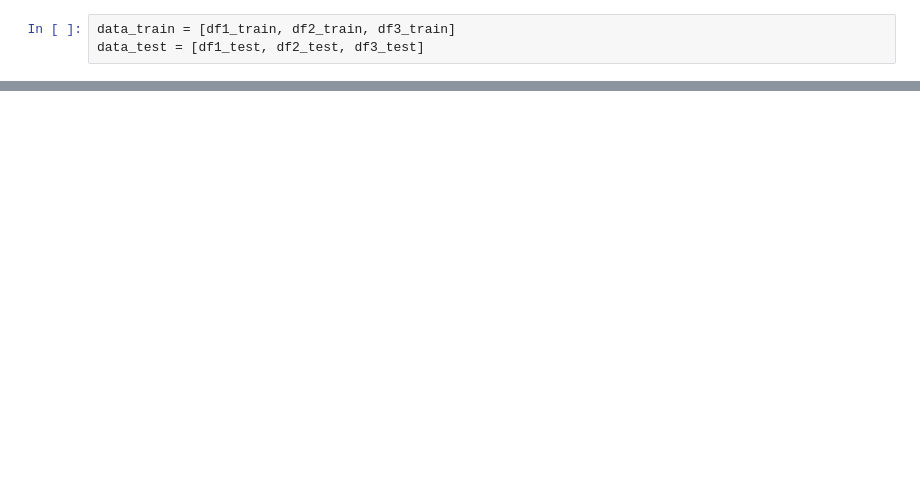
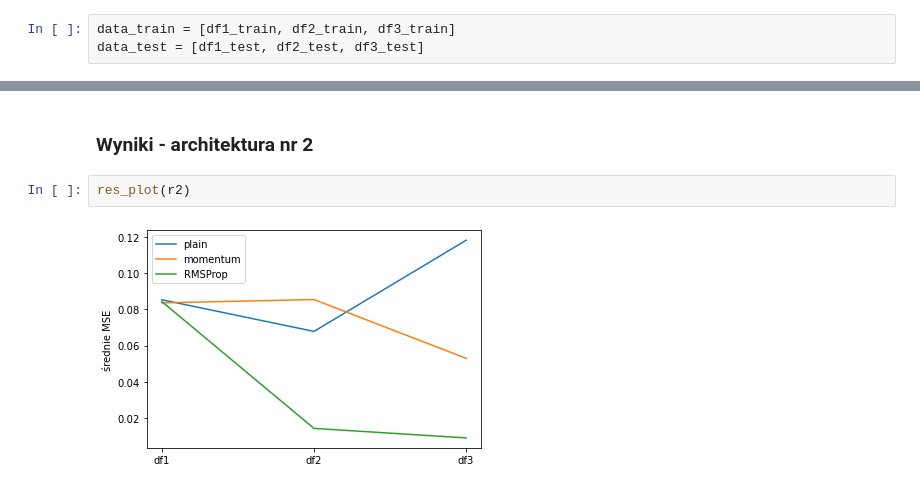
Before and after one commit to okcze/AI_intro, a Jupyter notebook: MLP_momentum.ipynb, the cells around one changed output, grey strips where cells are left out. Cells and saved outputs as stored; diff of their text form; blank space fills up the shorter version.

```diff
--- a/MLP_momentum.ipynb
+++ b/MLP_momentum.ipynb
@@ -422,0 +390,6 @@ plt.scatter(x_train, y_train, color="green")
+# %% [markdown]
+### Wyniki - architektura nr 2
+# %%
+res_plot(r2)
+# %% [output]
+[figure, added]
```
Also changed, not shown: parts of 20 cells of this notebook.
